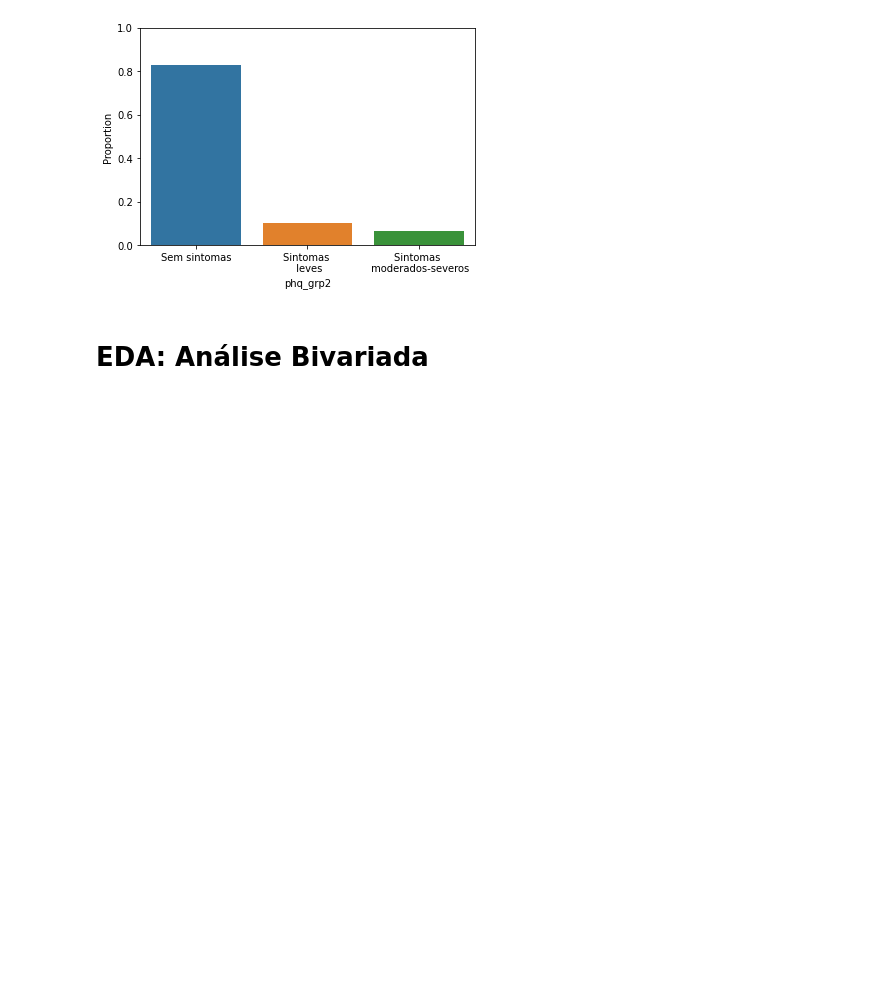
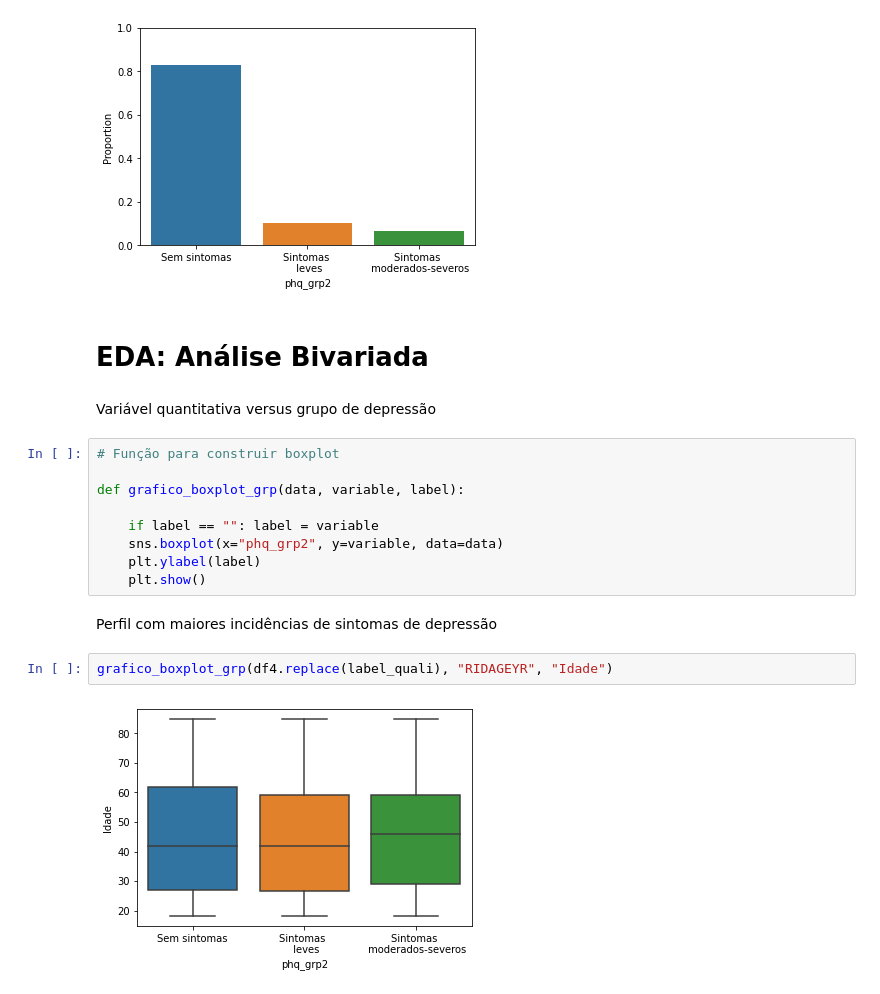
Before and after one commit to liviaspereira/desafio_inferencia, a Jupyter notebook: DesafioInferencia.ipynb, the cells around one changed output. Saved outputs shown, nothing was run; the diff lists cells and outputs as text; blank space fills up the shorter version.

```diff
--- a/DesafioInferencia.ipynb
+++ b/DesafioInferencia.ipynb
@@ -543,3 +558,20 @@ grafico_barras_prop(df4.replace(label_quali),
 [figure]
 # %% [markdown]
 # **EDA: Análise Bivariada**
+# %% [markdown]
+Variável quantitativa versus grupo de depressão
+# %%
+# Função para construir boxplot
+
+def grafico_boxplot_grp(data, variable, label):
+
+    if label == "": label = variable
+    sns.boxplot(x="phq_grp2", y=variable, data=data)
+    plt.ylabel(label)
+    plt.show()
+# %% [markdown]
+Perfil com maiores incidências de sintomas de depressão
+# %%
+grafico_boxplot_grp(df4.replace(label_quali), "RIDAGEYR", "Idade")
+# %% [output]
+[figure, added]
```
Also changed, not shown: parts of 1 cell of this notebook.
